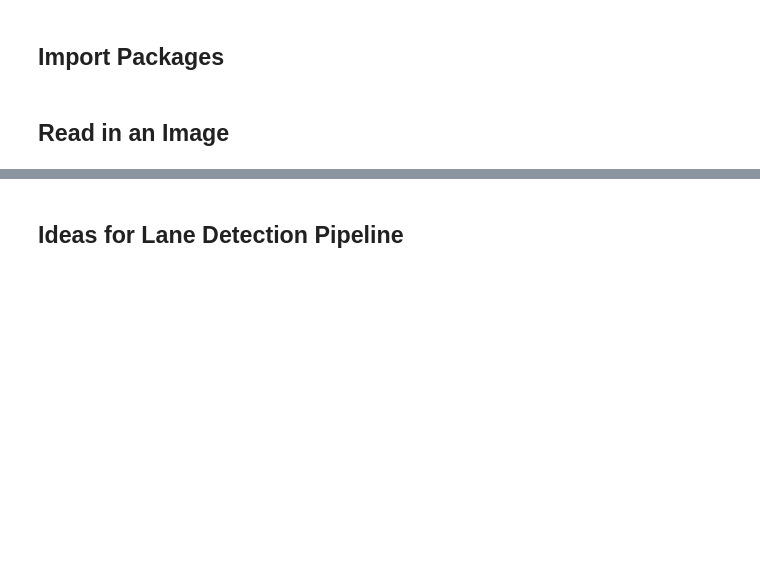
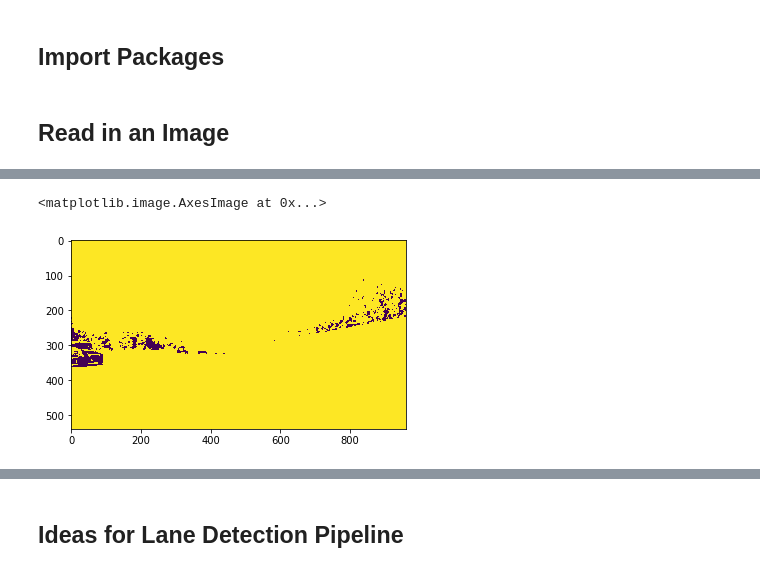
Before and after one commit to iamkakadong/Udacity-SDCND-LaneLines, a Jupyter notebook: P1.ipynb, the cells around one changed output, grey strips where cells are left out. Cells and saved outputs as stored; diff of their text form; code cells hidden in the pictures; blank space fills up the shorter version.

```diff
--- a/P1.ipynb
+++ b/P1.ipynb
@@ -58,0 +63,7 @@ plt.imshow(image)  # if you wanted to show a single color channel image called '
+# %%
+M,N,c = image.shape
+im_range = cv2.inRange(image[:,:,:], np.array([50, 50, 50]), np.array([255, 255, 255]))
+plt.imshow(im_range)
+# %% [output]
+<matplotlib.image.AxesImage at 0x...>
+[figure, added]
```
Also changed, not shown: parts of 7 cells of this notebook.
